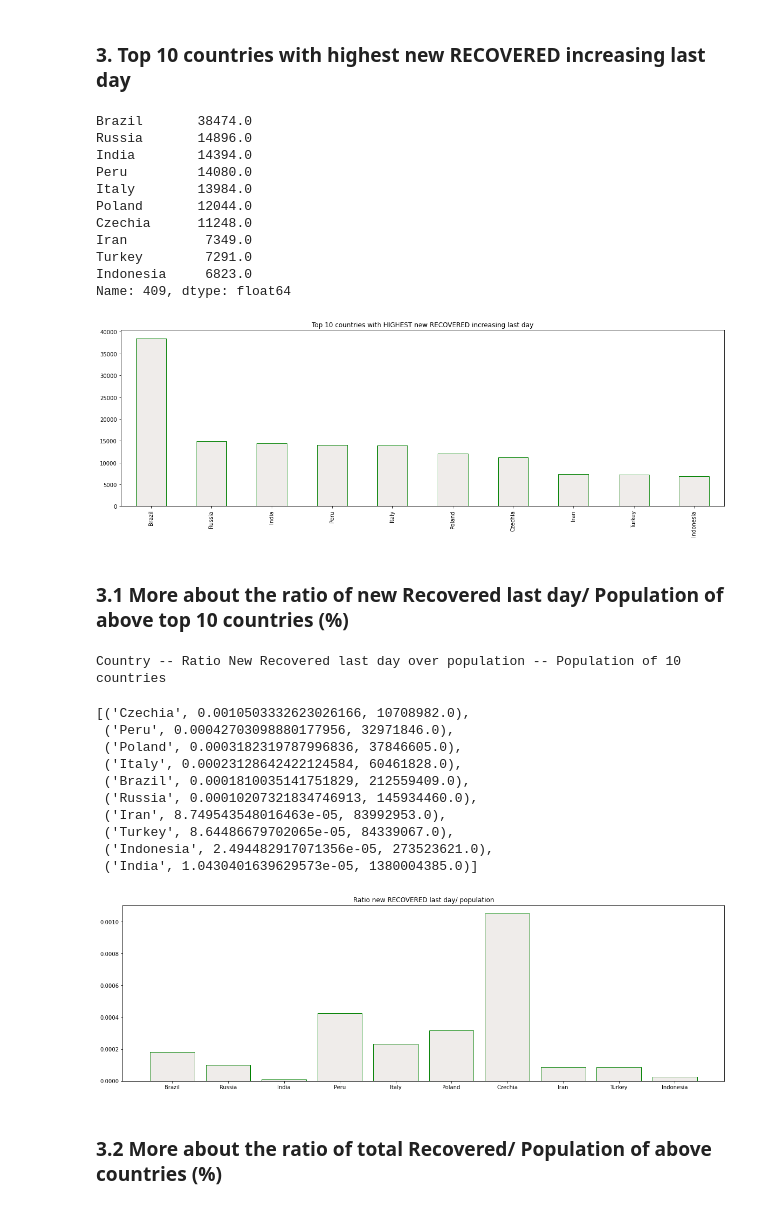
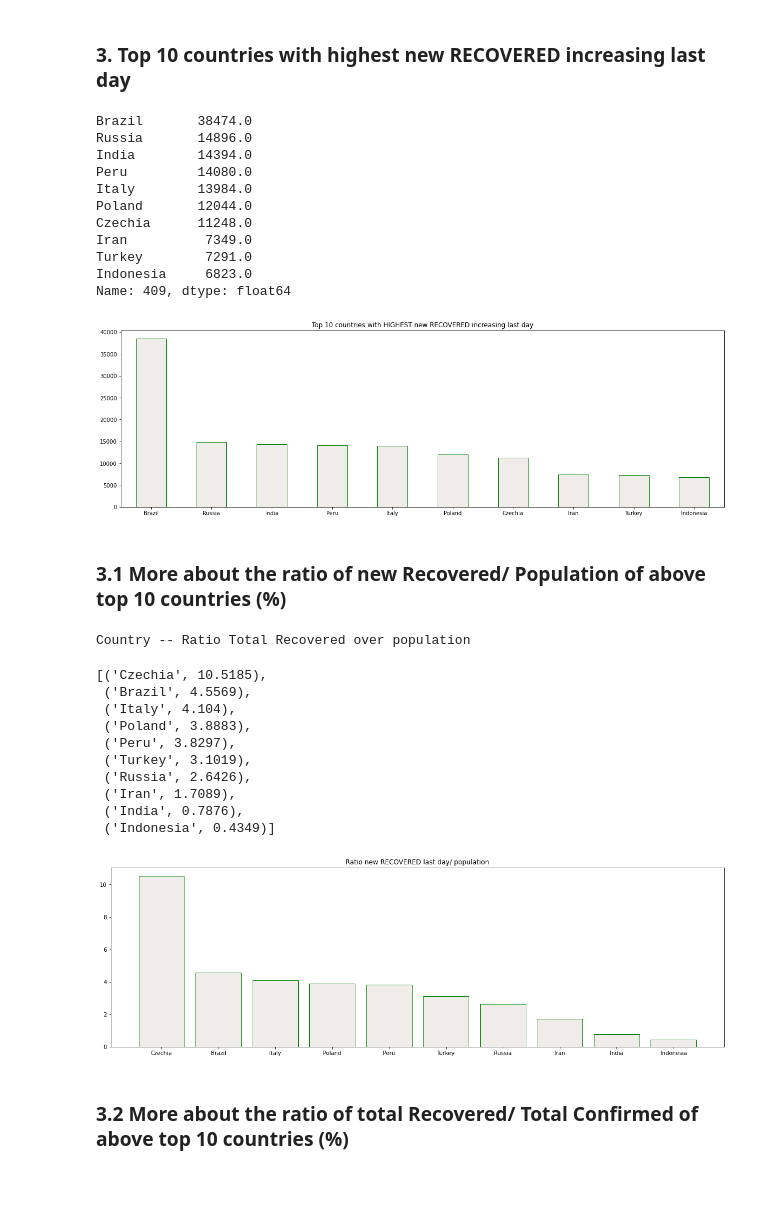
Before and after one commit to lphan/ML-Practices, a Jupyter notebook: 18_Covid-19/18_Covid-19_top10.ipynb, the cells around one changed output. Drawn from its saved outputs; the diff is of its cells as text; code cells hidden in the pictures.

```diff
--- a/18_Covid-19/18_Covid-19_top10.ipynb
+++ b/18_Covid-19/18_Covid-19_top10.ipynb
@@ -183,40 +130,42 @@ Ratio of Total Fatals/ Total Confirmed
 # %%
 plt.title("Top 10 countries with HIGHEST new RECOVERED increasing last day")
 countries_highestRecByDay.head(10).plot(kind='bar', color=(0.4, 0.3, 0.2, 0.1), edgecolor='green')
+plt.xticks(rotation=0)
 countries_highestRecByDay.head(10)
 # %% [output]
 Brazil       38474.0
 Russia       14896.0
 India        14394.0
 Peru         14080.0
 Italy        13984.0
 Poland       12044.0
 Czechia      11248.0
 Iran          7349.0
 Turkey        7291.0
 Indonesia     6823.0
 Name: 409, dtype: float64
-[figure, old version]
+[figure, new version]
 # %% [markdown]
-### 3.1 More about the ratio of new Recovered last day/ Population of above top 10 countries (%)
+### 3.1 More about the ratio of new Recovered/ Population of above top 10 countries (%)
 # %%
 plt.title("Ratio new RECOVERED last day/ population")
-plt.bar(*zip(*topRecLastDayRatioPop), color=(0.4, 0.3, 0.2, 0.1), edgecolor='green')
-print("Country -- Ratio New Recovered last day over population -- Population of 10 countries")
-sorted(topRecPopulation, key=lambda x:x[1], reverse=True)
+topRecPopRatio = [(country, y_dat_ratioRecPop[country].iloc[-1]) for country in countries_highestRecByDay.head(10).index]
+plt.bar(*zip(*sorted(topRecPopRatio, key=lambda x:x[1], reverse=True)), color=(0.4, 0.3, 0.2, 0.1), edgecolor='green')
+print("Country -- Ratio Total Recovered over population ")
+sorted(topRecPopRatio, key=lambda x:x[1], reverse=True)
 # %% [output]
-Country -- Ratio New Recovered last day over population -- Population of 10 countries
+Country -- Ratio Total Recovered over population
-[('Czechia', 0.0010503332623026166, 10708982.0),
- ('Peru', 0.00042703098880177956, 32971846.0),
- ('Poland', 0.0003182319787996836, 37846605.0),
- ('Italy', 0.00023128642422124584, 60461828.0),
- ('Brazil', 0.0001810035141751829, 212559409.0),
- ('Russia', 0.00010207321834746913, 145934460.0),
- ('Iran', 8.749543548016463e-05, 83992953.0),
- ('Turkey', 8.64486679702065e-05, 84339067.0),
- ('Indonesia', 2.494482917071356e-05, 273523621.0),
- ('India', 1.0430401639629573e-05, 1380004385.0)]
+[('Czechia', 10.5185),
+ ('Brazil', 4.5569),
+ ('Italy', 4.104),
+ ('Poland', 3.8883),
+ ('Peru', 3.8297),
+ ('Turkey', 3.1019),
+ ('Russia', 2.6426),
+ ('Iran', 1.7089),
+ ('India', 0.7876),
+ ('Indonesia', 0.4349)]
-[figure, old version]
+[figure, new version]
 # %% [markdown]
-### 3.2 More about the ratio of total Recovered/ Population of above countries (%)
+### 3.2 More about the ratio of total Recovered/ Total Confirmed of above top 10 countries (%)
 # %%
```
Also changed, not shown: parts of 13 cells of this notebook, 17 other files.
